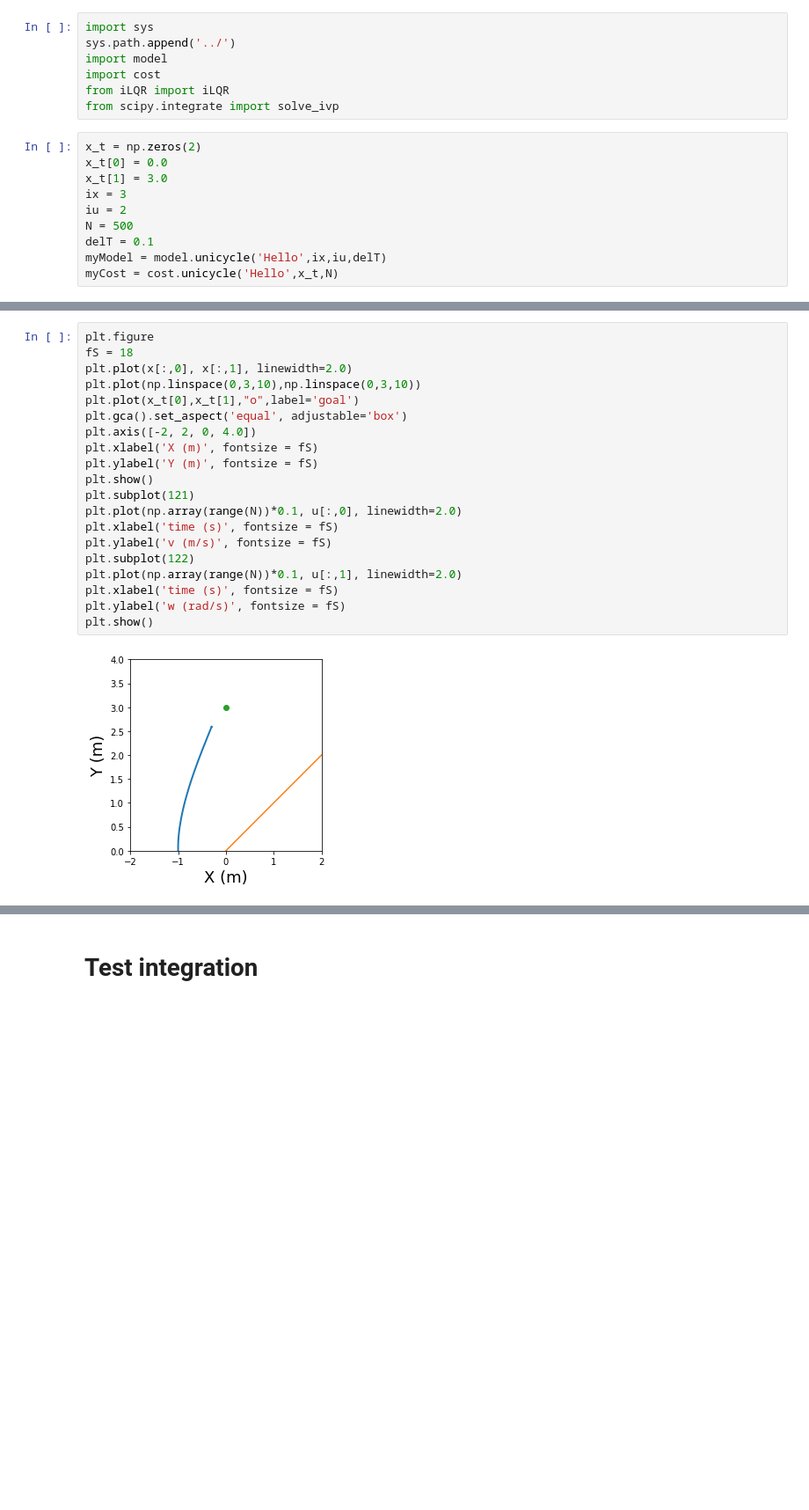
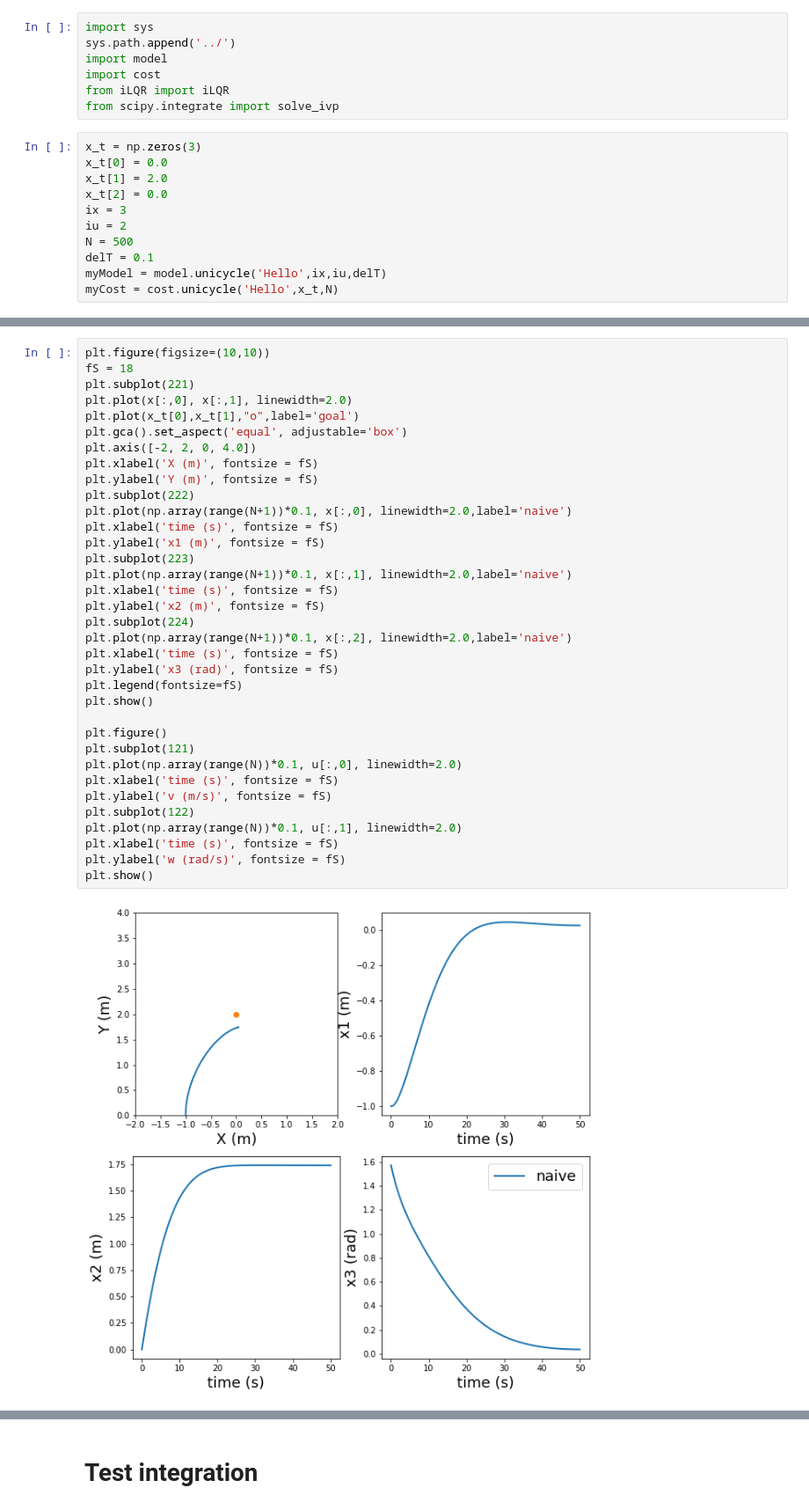
Before and after one commit to taewankim1/iterative_linear_quadratic_regulator, a Jupyter notebook: notebooks/test.ipynb, the cells around one changed output, grey strips where cells are left out. Shown at 88% size. Cells and saved outputs as stored; diff of their text form; blank space fills up the shorter version.

```diff
--- a/notebooks/test.ipynb
+++ b/notebooks/test.ipynb
@@ -21,9 +21,10 @@ import cost
 from iLQR import iLQR
 from scipy.integrate import solve_ivp
 # %%
-x_t = np.zeros(2)
+x_t = np.zeros(3)
 x_t[0] = 0.0
-x_t[1] = 3.0
+x_t[1] = 2.0
+x_t[2] = 0.0
 ix = 3
 iu = 2
 N = 500
@@ -71,23 +61,38 @@ Cholesky failed at 413
 SUCCEESS : gradient norm < tolGrad
 # %%
-plt.figure
+plt.figure(figsize=(10,10))
 fS = 18
+plt.subplot(221)
 plt.plot(x[:,0], x[:,1], linewidth=2.0)
-plt.plot(np.linspace(0,3,10),np.linspace(0,3,10))
 plt.plot(x_t[0],x_t[1],"o",label='goal')
 plt.gca().set_aspect('equal', adjustable='box')
 plt.axis([-2, 2, 0, 4.0])
 plt.xlabel('X (m)', fontsize = fS)
 plt.ylabel('Y (m)', fontsize = fS)
+plt.subplot(222)
+plt.plot(np.array(range(N+1))*0.1, x[:,0], linewidth=2.0,label='naive')
+plt.xlabel('time (s)', fontsize = fS)
+plt.ylabel('x1 (m)', fontsize = fS)
+plt.subplot(223)
+plt.plot(np.array(range(N+1))*0.1, x[:,1], linewidth=2.0,label='naive')
+plt.xlabel('time (s)', fontsize = fS)
+plt.ylabel('x2 (m)', fontsize = fS)
+plt.subplot(224)
+plt.plot(np.array(range(N+1))*0.1, x[:,2], linewidth=2.0,label='naive')
+plt.xlabel('time (s)', fontsize = fS)
+plt.ylabel('x3 (rad)', fontsize = fS)
+plt.legend(fontsize=fS)
 plt.show()
+
+plt.figure()
 plt.subplot(121)
 plt.plot(np.array(range(N))*0.1, u[:,0], linewidth=2.0)
 plt.xlabel('time (s)', fontsize = fS)
 plt.ylabel('v (m/s)', fontsize = fS)
 plt.subplot(122)
 plt.plot(np.array(range(N))*0.1, u[:,1], linewidth=2.0)
 plt.xlabel('time (s)', fontsize = fS)
 plt.ylabel('w (rad/s)', fontsize = fS)
 plt.show()
 # %% [output]
-[figure, old version]
+[figure, new version]
```
Also changed, not shown: parts of 2 cells of this notebook, 2 other files.
